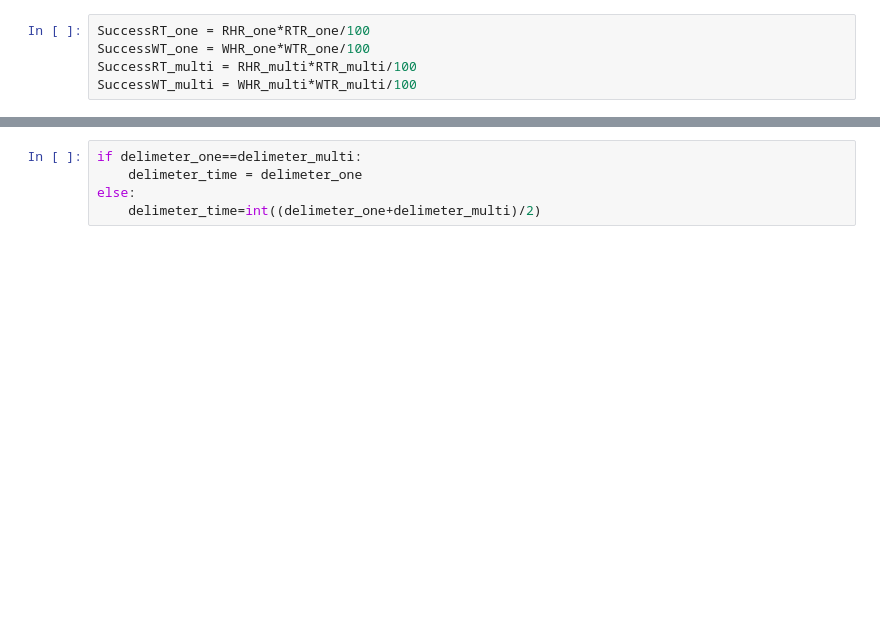
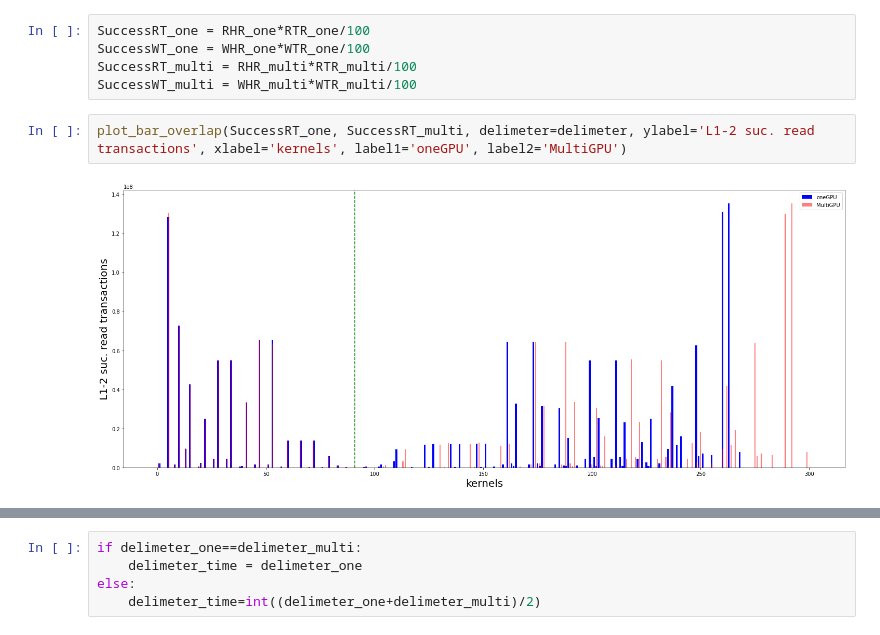
Before and after one commit to Yassawe/cacheThrashingVisualization, a Jupyter notebook: hr.ipynb, the cells around one changed output, grey strips where cells are left out. Cells and saved outputs as stored; diff of their text form; blank space fills up the shorter version.

```diff
--- a/hr.ipynb
+++ b/hr.ipynb
@@ -51,3 +51,7 @@ SuccessRT_one = RHR_one*RTR_one/100
 SuccessWT_one = WHR_one*WTR_one/100
 SuccessRT_multi = RHR_multi*RTR_multi/100
 SuccessWT_multi = WHR_multi*WTR_multi/100
+# %%
+plot_bar_overlap(SuccessRT_one, SuccessRT_multi, delimeter=delimeter, ylabel='L1-2 suc. read transactions', xlabel='kernels', label1='oneGPU', label2='MultiGPU')
+# %% [output]
+[figure, added]
```
Also changed, not shown: parts of 24 cells of this notebook, 33 other files.
